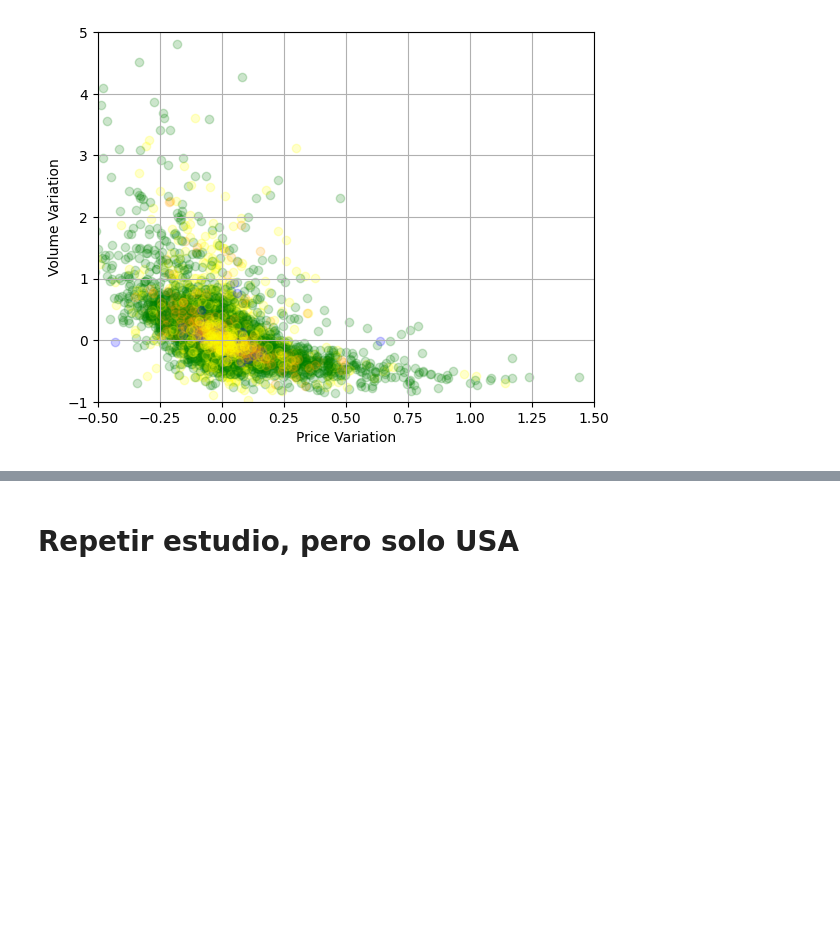
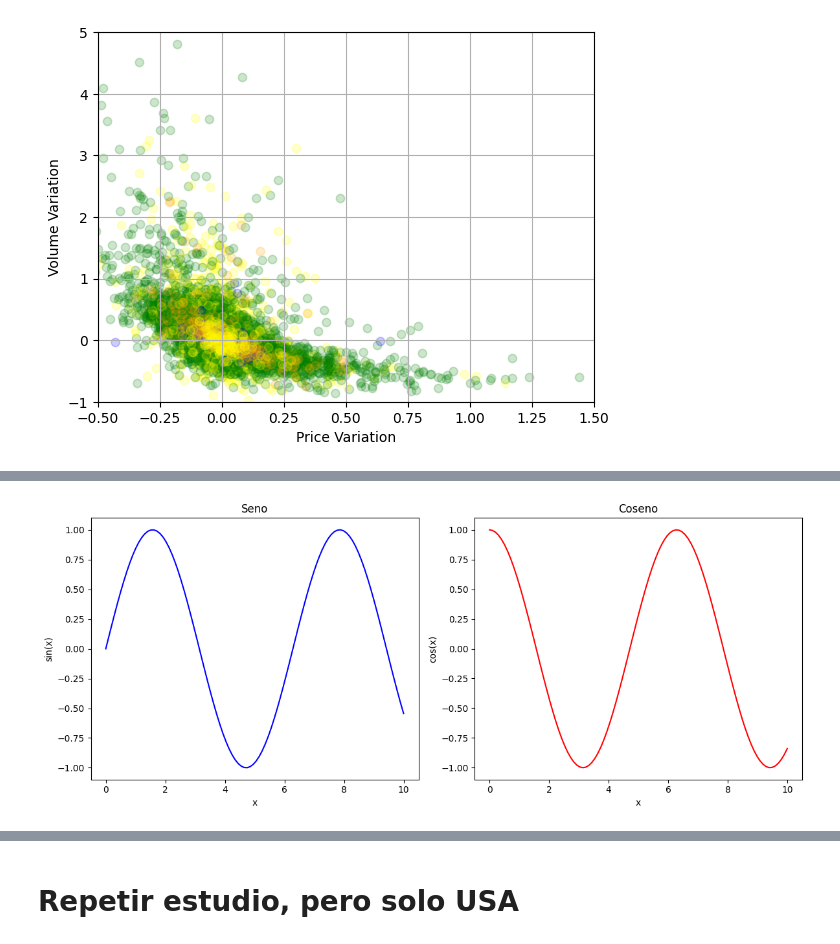
Before and after one commit to cpujol-dev/MiniProjectAavocado, a Jupyter notebook: 3.proyecto_team_apartados.ipynb, the cells around one changed output, grey strips where cells are left out. Saved outputs shown, nothing was run; the diff lists cells and outputs as text; code cells hidden in the pictures; blank space fills up the shorter version.

```diff
--- a/3.proyecto_team_apartados.ipynb
+++ b/3.proyecto_team_apartados.ipynb
@@ -680,3 +698,32 @@ plt.show()
+# %%
+import matplotlib.pyplot as plt
+import numpy as np
+
+# Datos de ejemplo
+x = np.linspace(0, 10, 100)
+y1 = np.sin(x)
+y2 = np.cos(x)
+
+# Crear la figura y los subplots
+fig, axs = plt.subplots(1, 2, figsize=(12, 5))  # 1 fila, 2 columnas
+
+# Primer subplot
+axs[0].plot(x, y1, color='b')
+axs[0].set_title("Seno")
+axs[0].set_xlabel("x")
+axs[0].set_ylabel("sin(x)")
+
+# Segundo subplot
+axs[1].plot(x, y2, color='r')
+axs[1].set_title("Coseno")
+axs[1].set_xlabel("x")
+axs[1].set_ylabel("cos(x)")
+
+# Mostrar el gráfico
+plt.tight_layout()  # Ajusta el espaciado
+plt.show()
+# %% [output]
+[figure, added]
 # %%
 # Aqui podem veure que a majors mercats el preu mig tendeix a abaratirse.
 #Aqui estem prenent cada regio com equivalentment valida
```
Also changed, not shown: parts of 6 cells of this notebook, 1 other file.
